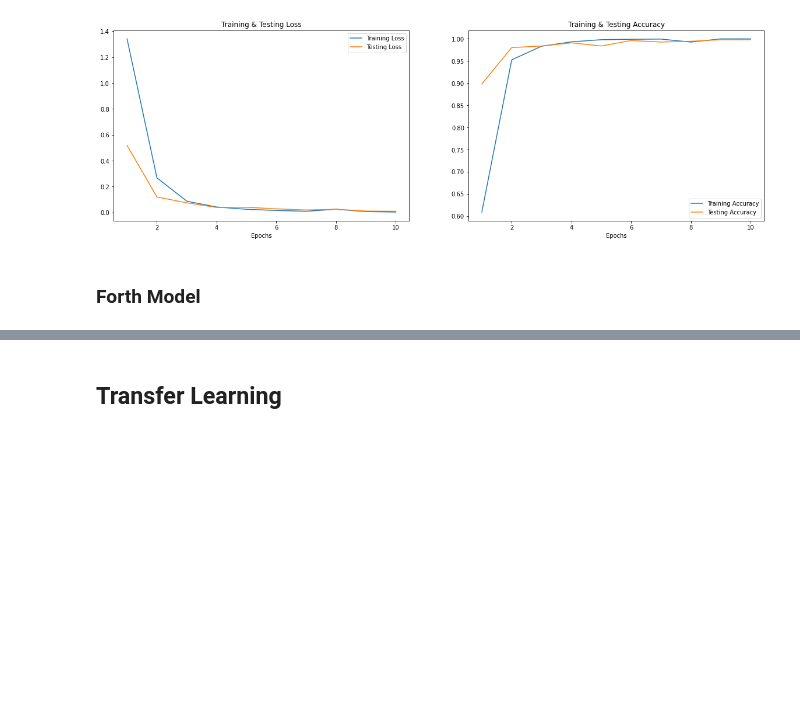
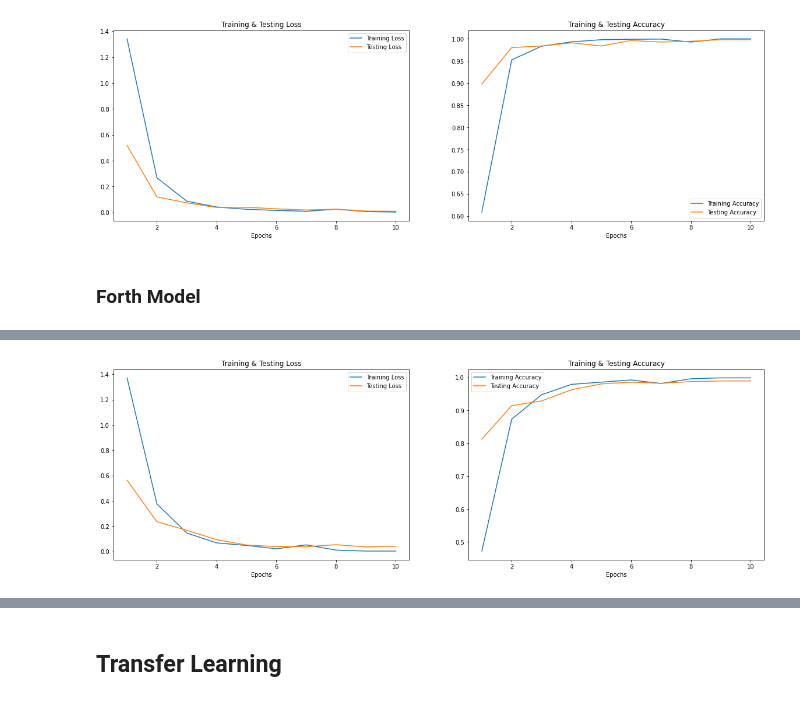
Before and after one commit to miladshiraniUCB/Emotion-Detection-in-Speech, a Jupyter notebook: Notebook/Modeling-CNN-and-Transfer-Learning.ipynb, the cells around one changed output, grey strips where cells are left out. Saved outputs shown, nothing was run; the diff lists cells and outputs as text; code cells hidden in the pictures; blank space fills up the shorter version.

```diff
--- a/Notebook/Modeling-CNN-and-Transfer-Learning.ipynb
+++ b/Notebook/Modeling-CNN-and-Transfer-Learning.ipynb
@@ -445,0 +458,19 @@ loss_acc(model_4)
+# %%
+model_5 = tf.keras.models.Sequential([
+    # Note the input shape is the desired size of the image 150x150 with 3 bytes color
+    tf.keras.layers.Conv2D(16, (3,3), activation='relu',
+                           input_shape=(target_size[0], target_size[1], 3)),
+    tf.keras.layers.MaxPooling2D(2,2),
+    tf.keras.layers.Conv2D(32, (3,3), activation='relu'),
+    tf.keras.layers.MaxPooling2D(2,2),
+    tf.keras.layers.Conv2D(64, (3,3), activation='relu'),
+    tf.keras.layers.MaxPooling2D(2,2),
+    tf.keras.layers.Conv2D(128, (3,3), activation='relu'),
+    tf.keras.layers.MaxPooling2D(2,2),
+    tf.keras.layers.Conv2D(256, (3,3), activation='relu'),
+    tf.keras.layers.MaxPooling2D(2,2),
+    tf.keras.layers.Flatten(),
+    tf.keras.layers.Dense(256, activation='relu'),
+    tf.keras.layers.Dense(7, activation='softmax')
+])
+model_5.summary()
@@ -445,0 +495,12 @@ loss_acc(model_4)
+# %%
+model_5.compile(optimizer=Adam(learning_rate=0.001),
+              loss="categorical_crossentropy",
+              metrics = ['accuracy'])
+
+
+model_5.fit_generator(
+            train_generator,
+            epochs=10,
+            validation_data=validation_generator,
+           )
+print("Fitting Done")
@@ -445,0 +525,4 @@ loss_acc(model_4)
+# %%
+loss_acc(model_5)
+# %% [output]
+[figure, added]
```
Also changed, not shown: parts of 43 cells of this notebook, 5 other files.
